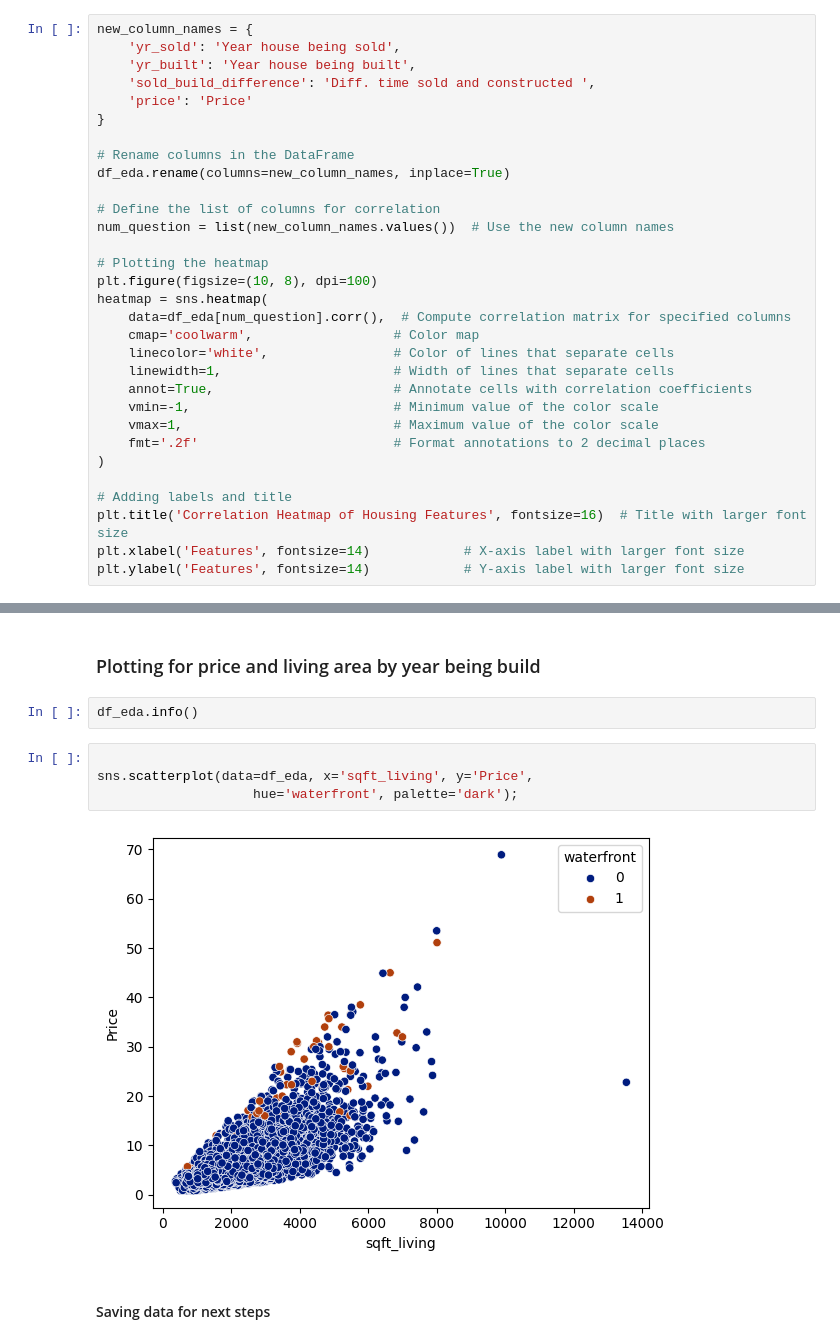
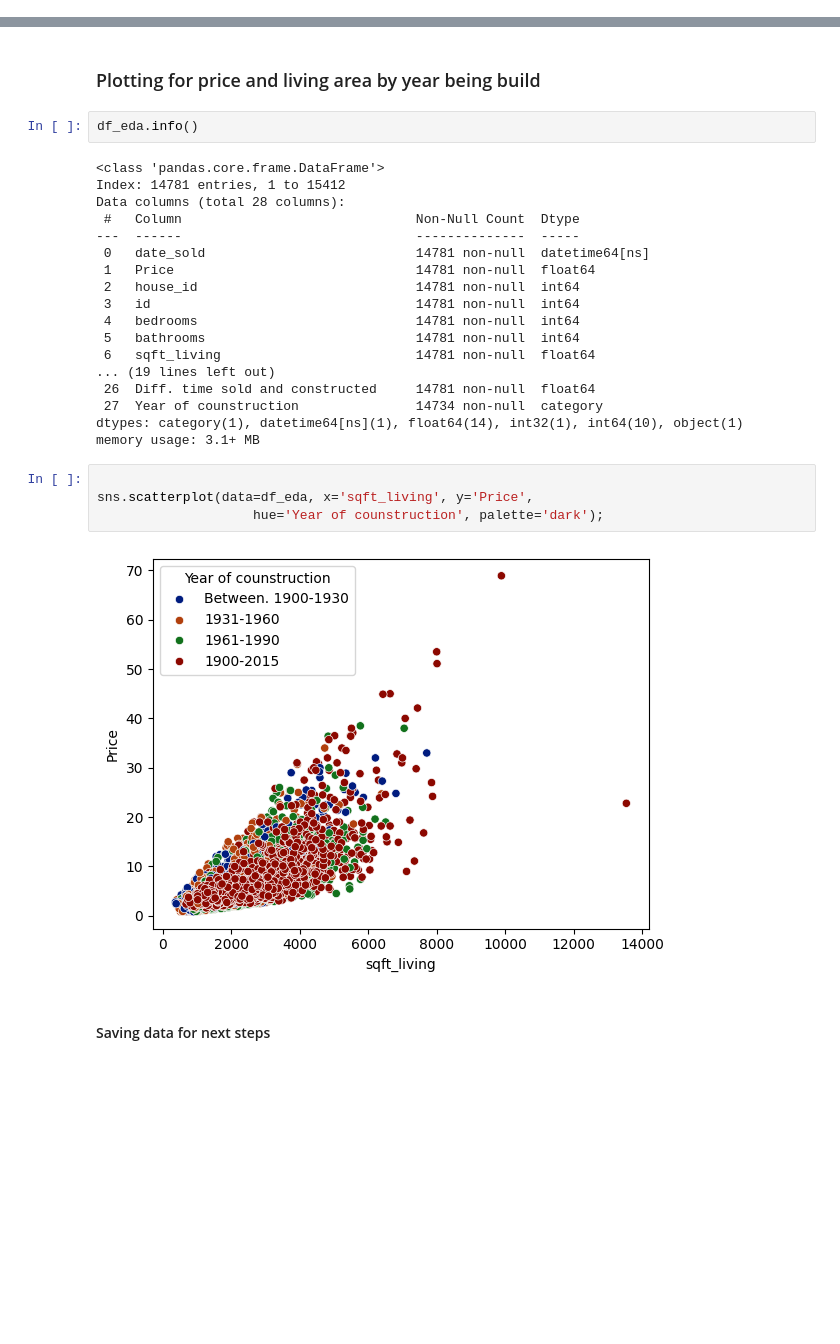
Before and after one commit to Paul-Spiced/EDA_Paul, a Jupyter notebook: commands/EDA _5_expl_hyp_2.ipynb, the cells around one changed output, grey strips where cells are left out. Drawn from its saved outputs; the diff is of its cells as text; blank space fills up the shorter version.

```diff
--- a/commands/EDA _5_expl_hyp_2.ipynb
+++ b/commands/EDA _5_expl_hyp_2.ipynb
@@ -120,34 +72,3 @@ rows_dropped = rows_before - rows_after
 rows_dropped
 # %% [output]
 632
-# %%
-new_column_names = {
-    'yr_sold': 'Year house being sold',
-    'yr_built': 'Year house being built',
-    'sold_build_difference': 'Diff. time sold and constructed ',
-    'price': 'Price'
-}
-
-# Rename columns in the DataFrame
-df_eda.rename(columns=new_column_names, inplace=True)
-
-# Define the list of columns for correlation
-num_question = list(new_column_names.values())  # Use the new column names
-
-# Plotting the heatmap
-plt.figure(figsize=(10, 8), dpi=100)
-heatmap = sns.heatmap(
-    data=df_eda[num_question].corr(),  # Compute correlation matrix for specified columns
-    cmap='coolwarm',                  # Color map
-    linecolor='white',                # Color of lines that separate cells
-    linewidth=1,                      # Width of lines that separate cells
-    annot=True,                       # Annotate cells with correlation coefficients
-    vmin=-1,                          # Minimum value of the color scale
-    vmax=1,                           # Maximum value of the color scale
-    fmt='.2f'                         # Format annotations to 2 decimal places
-)
-
-# Adding labels and title
-plt.title('Correlation Heatmap of Housing Features', fontsize=16)  # Title with larger font size
-plt.xlabel('Features', fontsize=14)            # X-axis label with larger font size
-plt.ylabel('Features', fontsize=14)            # Y-axis label with larger font size
@@ -185,12 +115,30 @@ plt.show()  # Display the boxplot
 ### Plotting for price and living area by year being build
 # %%
 df_eda.info()
+# %% [output]
+<class 'pandas.core.frame.DataFrame'>
+Index: 14781 entries, 1 to 15412
+Data columns (total 28 columns):
+ #   Column                              Non-Null Count  Dtype
+---  ------                              --------------  -----
+ 0   date_sold                           14781 non-null  datetime64[ns]
+ 1   Price                               14781 non-null  float64
+ 2   house_id                            14781 non-null  int64
+ 3   id                                  14781 non-null  int64
+ 4   bedrooms                            14781 non-null  int64
+ 5   bathrooms                           14781 non-null  int64
+ 6   sqft_living                         14781 non-null  float64
+... (19 lines left out)
+ 26  Diff. time sold and constructed     14781 non-null  float64
+ 27  Year of counstruction               14734 non-null  category
+dtypes: category(1), datetime64[ns](1), float64(14), int32(1), int64(10), object(1)
+memory usage: 3.1+ MB
 # %%
 
 sns.scatterplot(data=df_eda, x='sqft_living', y='Price',
-                    hue='waterfront', palette='dark');
+                    hue='Year of counstruction', palette='dark');
 # %% [output]
-[figure, old version]
+[figure, new version]
 # %% [markdown]
 #### Saving data for next steps
 # %%
```
Also changed, not shown: parts of 10 cells of this notebook, 3 other files.
